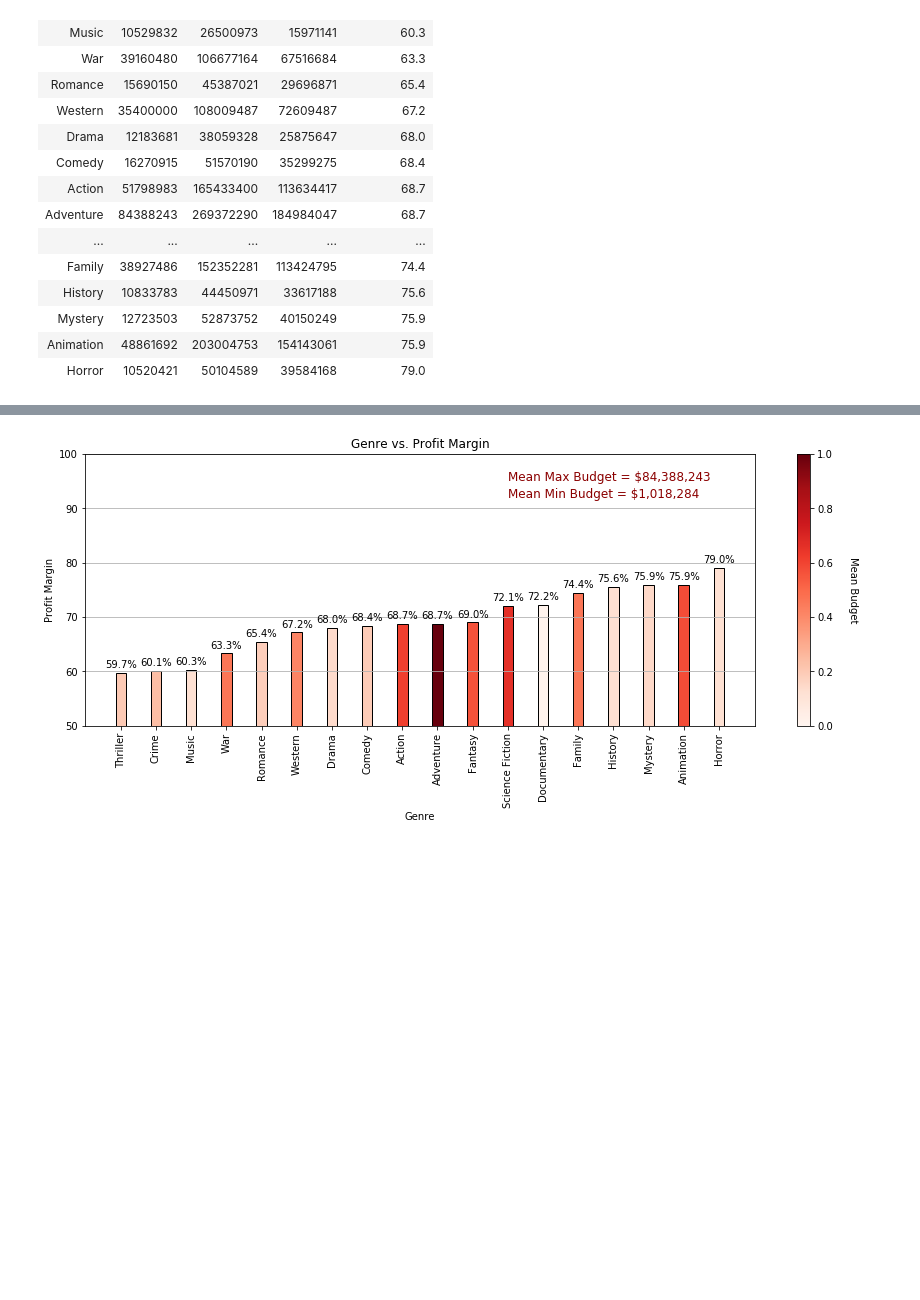
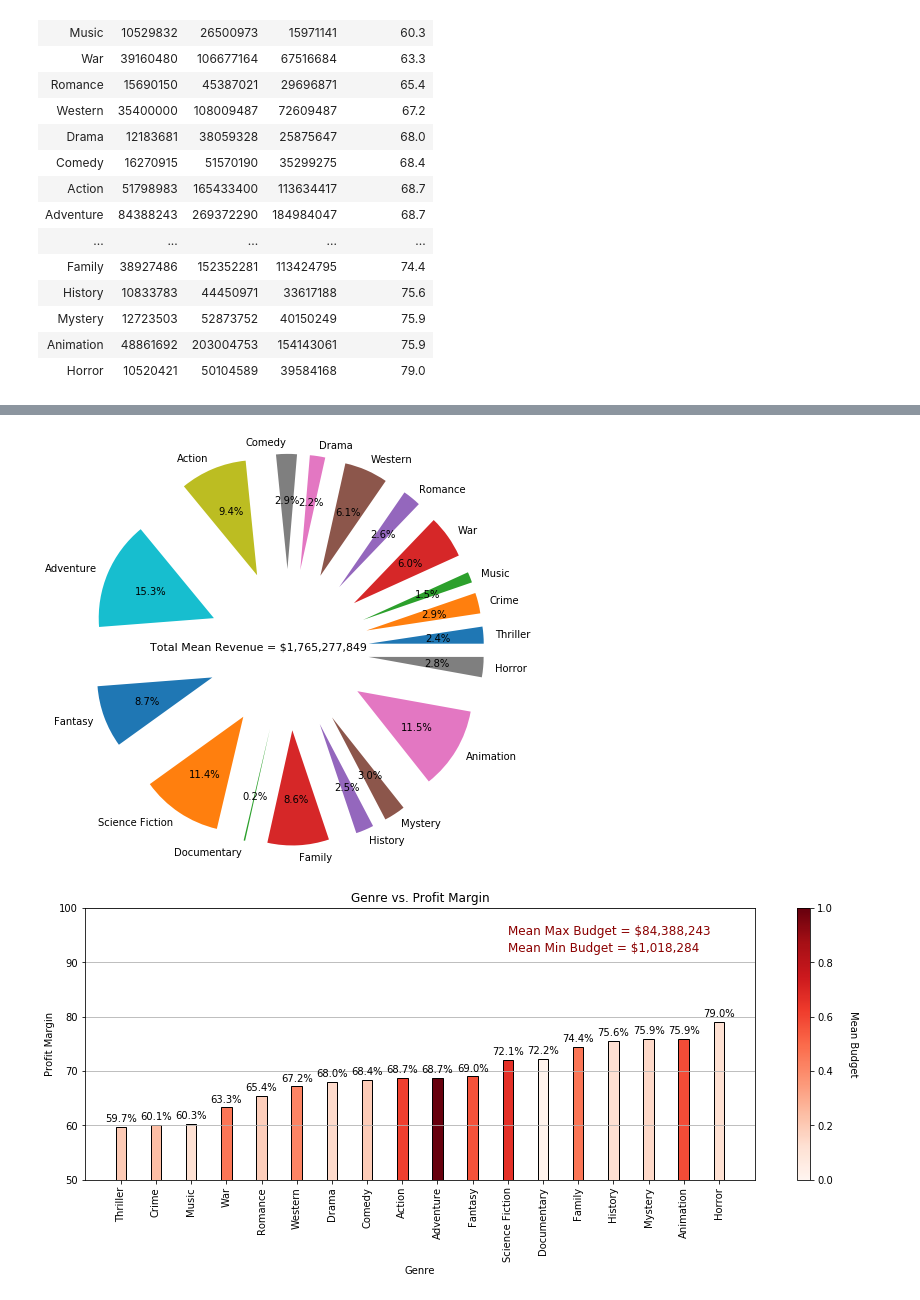
Before and after one commit to Eyes0ftheworld/UCDavis_Project1, a Jupyter notebook: Genre Movies Analysis.ipynb, the cells around one changed output, grey strips where cells are left out. Saved outputs shown, nothing was run; the diff lists cells and outputs as text; code cells hidden in the pictures; blank space fills up the shorter version.

```diff
--- a/Genre Movies Analysis.ipynb
+++ b/Genre Movies Analysis.ipynb
@@ -67,3 +79,15 @@ genre_movie_grouping_df
+# %%
+revenue_sum = genre_movie_grouping_df['revenue'].sum()
+genre_list = genre_movie_grouping_df['revenue'].keys()
+explode = [x * 0 + 0.7 for x in range(len(genre_list))]
+fig = plt.figure()
+ax = fig.add_axes([0,0,1,1])
+ax.axis('equal')
+ax.pie(genre_movie_grouping_df['revenue'], labels = genre_list,autopct='%1.1f%%',explode=explode)
+ax.annotate(f'Total Mean Revenue = ${revenue_sum:,}',(-1.2,0), fontsize=11)
+plt.show()
+# %% [output]
+[figure, added]
 # %%
 max_budget = max(genre_movie_grouping_df['budget'])
 min_budget = min(genre_movie_grouping_df['budget'])
```
Also changed, not shown: parts of 1 cell of this notebook, 1 other file.
